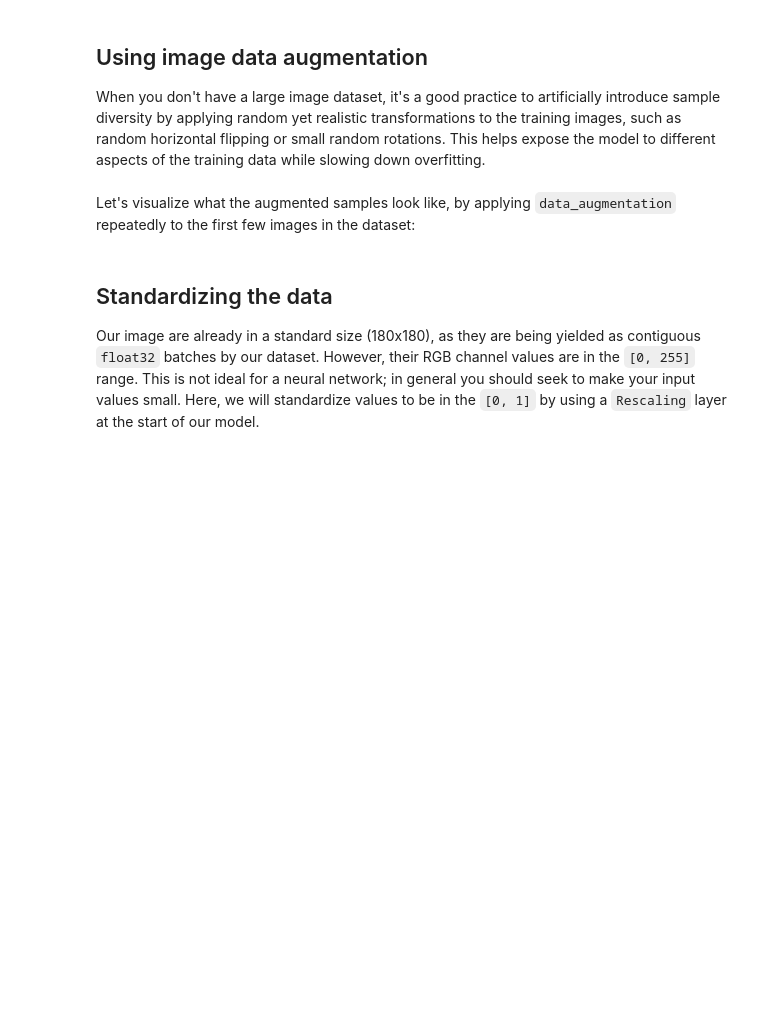
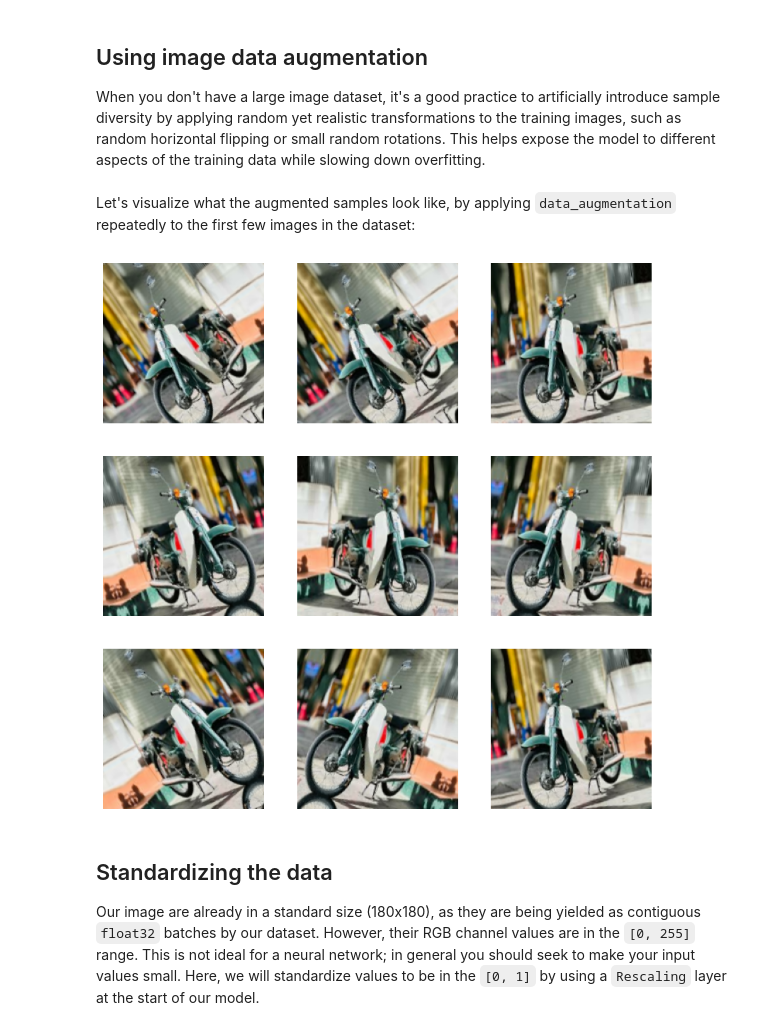
Before and after one commit to PTD504/CS114.O21-22520193-22520234-22520363, a Jupyter notebook: Motocycle_Classification/Image_Classification_using_XceptionNetwork.ipynb, the cells around one changed output. Saved outputs shown, nothing was run; the diff lists cells and outputs as text; code cells hidden in the pictures; blank space fills up the shorter version.

```diff
--- a/Motocycle_Classification/Image_Classification_using_XceptionNetwork.ipynb
+++ b/Motocycle_Classification/Image_Classification_using_XceptionNetwork.ipynb
@@ -66,0 +79,6 @@ print(f"Deleted {num_skipped} images.")
+# %%
+df_honda.columns = ['filename']
+df_suzuki.columns = ['filename']
+df_yamaha.columns = ['filename']
+df_vinfast.columns = ['filename']
+df_others.columns = ['filename']
@@ -80,0 +117,3 @@ train_ds, val_ds = keras.utils.image_dataset_from_directory(
+# %%
+# Tạo một TensorFlow Dataset từ danh sách đường dẫn và nhãn
+dataset = tf.data.Dataset.from_tensor_slices((filepaths, labels))
@@ -85,9 +176,18 @@ Here are the first 9 images in the training dataset.
 # %%
-
-plt.figure(figsize=(10, 10))
-for images, labels in train_ds.take(1):
-    for i in range(9):
-        ax = plt.subplot(3, 3, i + 1)
-        plt.imshow(np.array(images[i]).astype("uint8"))
-        plt.title(int(labels[i]))
-        plt.axis("off")
+def show_images_from_dataset(dataset, num_images):
+    plt.figure(figsize=(20, 20))
+    images_shown = 0
+    for images, labels in dataset:
+        for i in range(len(images)):
+            if images_shown >= num_images:
+                break
+            ax = plt.subplot(5, 10, images_shown + 1)
+            plt.imshow(images[i].numpy().astype("uint8"))
+            plt.title(int(labels[i]))
+            plt.axis("off")
+            images_shown += 1
+        if images_shown >= num_images:
+            break
+    plt.show()
+num_images_to_show = 50
+show_images_from_dataset(dataset.batch(32), num_images_to_show)
@@ -115,12 +233,16 @@ Let's visualize what the augmented samples look like, by applying `data_augmenta
 repeatedly to the first few images in the dataset:
 # %%
 plt.figure(figsize=(10, 10))
-for images, _ in train_ds.take(1):
+for images, label in dataset.take(10):
     for i in range(9):
         augmented_images = data_augmentation(images)
         ax = plt.subplot(3, 3, i + 1)
-        plt.imshow(np.array(augmented_images[0]).astype("uint8"))
+        augmented_images = tf.clip_by_value(augmented_images, 0, 255)
+        augmented_images = tf.cast(augmented_images, tf.uint8)
+        plt.imshow(augmented_images)
         plt.axis("off")
+# %% [output]
+[figure, added]
 # %% [markdown]
 ## Standardizing the data
 
```
Also changed, not shown: parts of 32 cells of this notebook.
